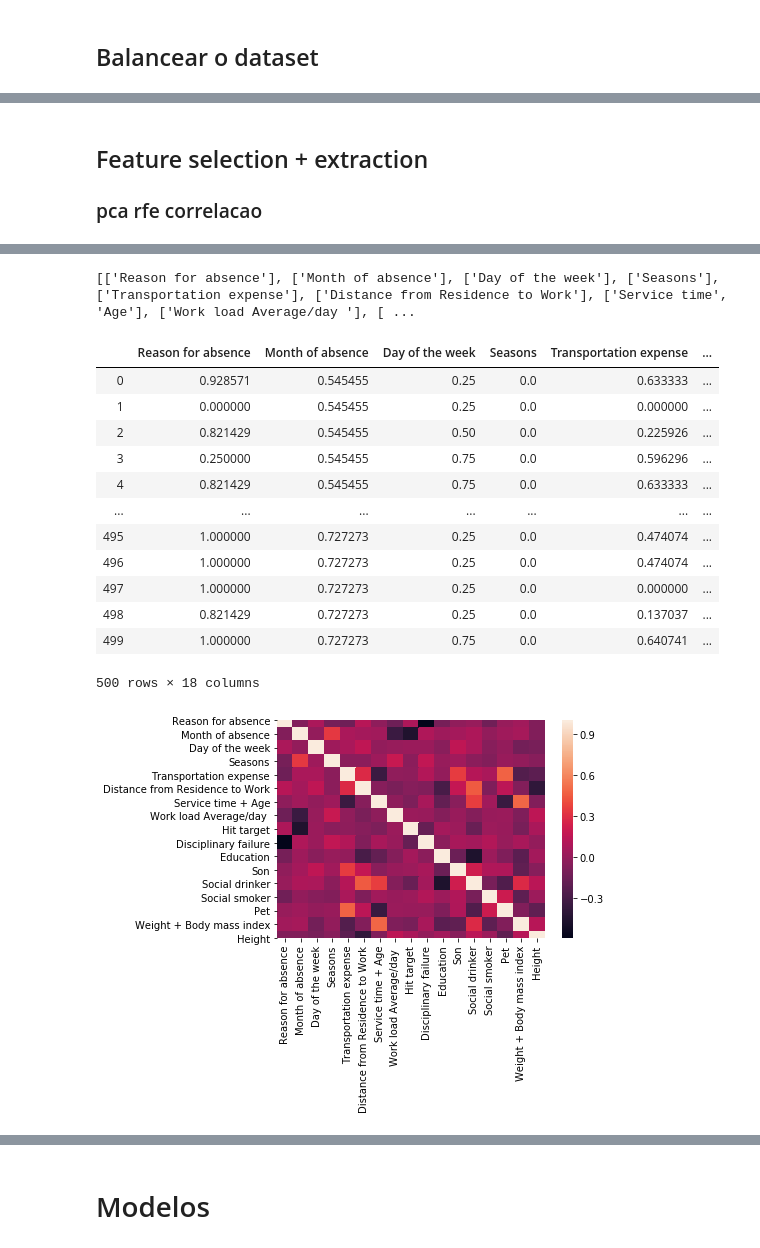
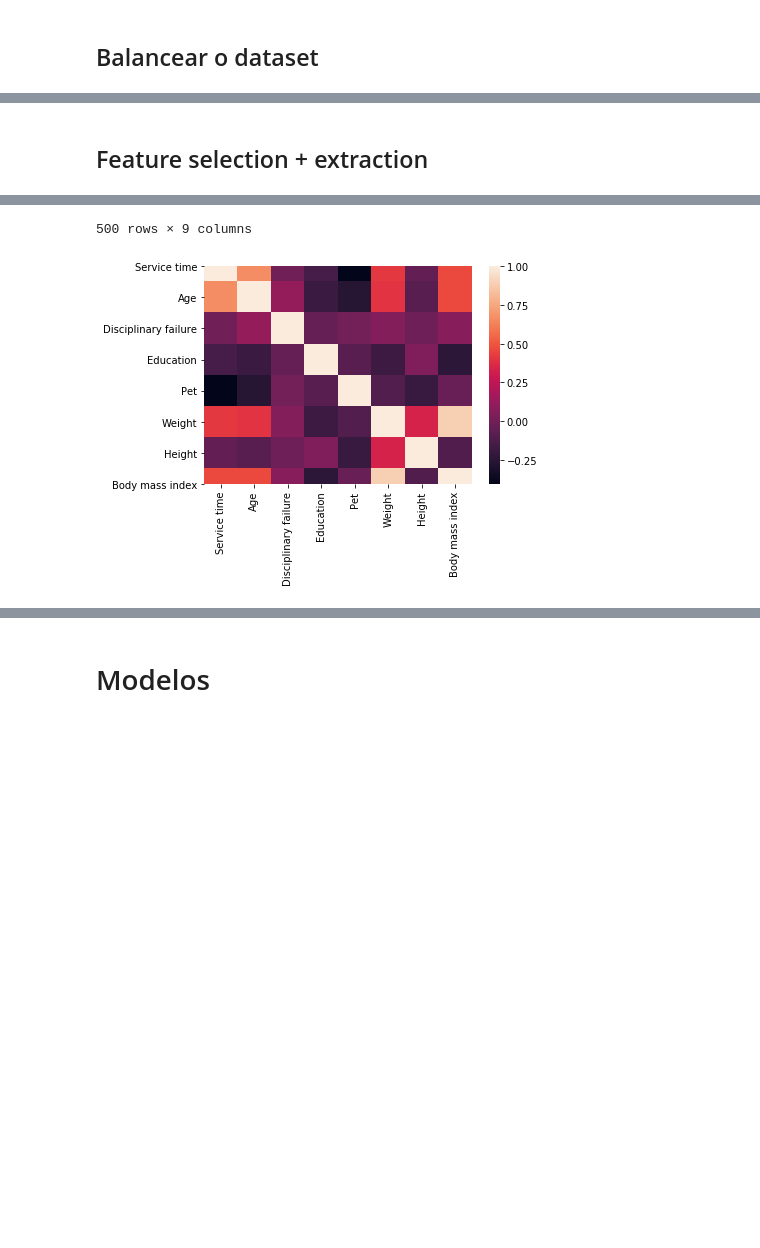
Before and after one commit to Rafaela897/SI19-20, a Jupyter notebook: AEC/trabalho2/Trabalho2.ipynb, the cells around one changed output, grey strips where cells are left out. Drawn from its saved outputs; the diff is of its cells as text; code cells hidden in the pictures; blank space fills up the shorter version.

```diff
--- a/AEC/trabalho2/Trabalho2.ipynb
+++ b/AEC/trabalho2/Trabalho2.ipynb
@@ -183,3 +170,0 @@ print(len(AbsentsX))
-# %%
-for x in AbsentsX:
-    print(x)
@@ -323,6 +193,5 @@ print(len(Absents[Absents['Absent'] == 0]))
 # %% [markdown]
 ## Feature selection + extraction
-### pca rfe correlacao
 # %%
 AbsentsY = AbsentsX['Absent']
 AbsentsX = AbsentsX.drop(columns="Absent")
@@ -402,11 +271,26 @@ def featureExtraction(correlation_coefficient):
         AbsentsX = AbsentsX.drop(columns = x)
         AbsentsX.insert(len(AbsentsX.columns)," + ".join(x),averages)
 
+
+
+    for x in new_columns:
+        averages = list()
+        for index,row in X_test.iterrows():
+                average = 0;
+                for i in x:
+                    average += row[i]
+                average = average/len(x)
+                averages.append(average)
+
+        X_test = X_test.drop(columns = x)
+        X_test.insert(len(X_test.columns)," + ".join(x),averages)
+
+
 ##feature_selectionKBest(8)
 
-##feature_selectionRFE(8)
+feature_selectionRFE(8)
 
-featureExtraction(0.5)
+##featureExtraction(0.5)
 
 sns.heatmap(AbsentsX.corr())
 AbsentsX.insert(len(AbsentsX.columns),"Absent",AbsentsY)
@@ -415,15 +311,2 @@ AbsentsX
-[['Reason for absence'], ['Month of absence'], ['Day of the week'], ['Seasons'], ['Transportation expense'], ['Distance from Residence to Work'], ['Service time', 'Age'], ['Work load Average/day '], [ ...
+500 rows × 9 columns
-|  | Reason for absence | Month of absence | Day of the week | Seasons | Transportation expense | ... |
-| 0 | 0.928571 | 0.545455 | 0.25 | 0.0 | 0.633333 | ... |
-| 1 | 0.000000 | 0.545455 | 0.25 | 0.0 | 0.000000 | ... |
-| 2 | 0.821429 | 0.545455 | 0.50 | 0.0 | 0.225926 | ... |
-| 3 | 0.250000 | 0.545455 | 0.75 | 0.0 | 0.596296 | ... |
-| 4 | 0.821429 | 0.545455 | 0.75 | 0.0 | 0.633333 | ... |
-| ... | ... | ... | ... | ... | ... | ... |
-| 495 | 1.000000 | 0.727273 | 0.25 | 0.0 | 0.474074 | ... |
-| 496 | 1.000000 | 0.727273 | 0.25 | 0.0 | 0.474074 | ... |
-| 497 | 1.000000 | 0.727273 | 0.25 | 0.0 | 0.000000 | ... |
-| 498 | 0.821429 | 0.727273 | 0.25 | 0.0 | 0.137037 | ... |
-| 499 | 1.000000 | 0.727273 | 0.75 | 0.0 | 0.640741 | ... |
-500 rows × 18 columns
-[figure, old version]
+[figure, new version]
```
Also changed, not shown: parts of 58 cells of this notebook, 1 other file.
